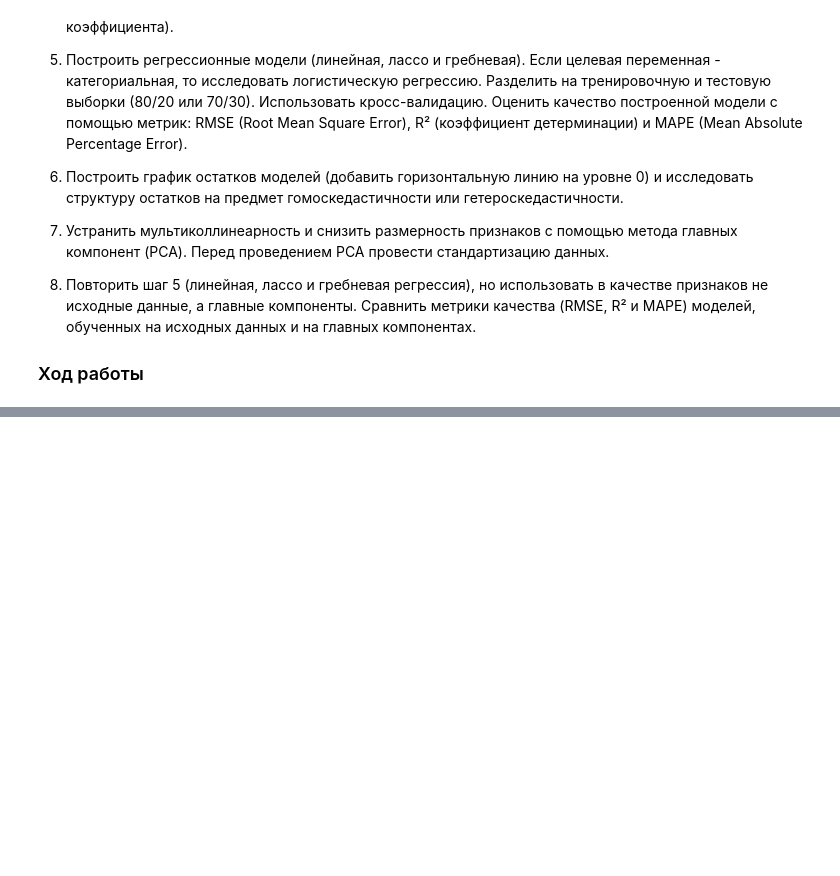
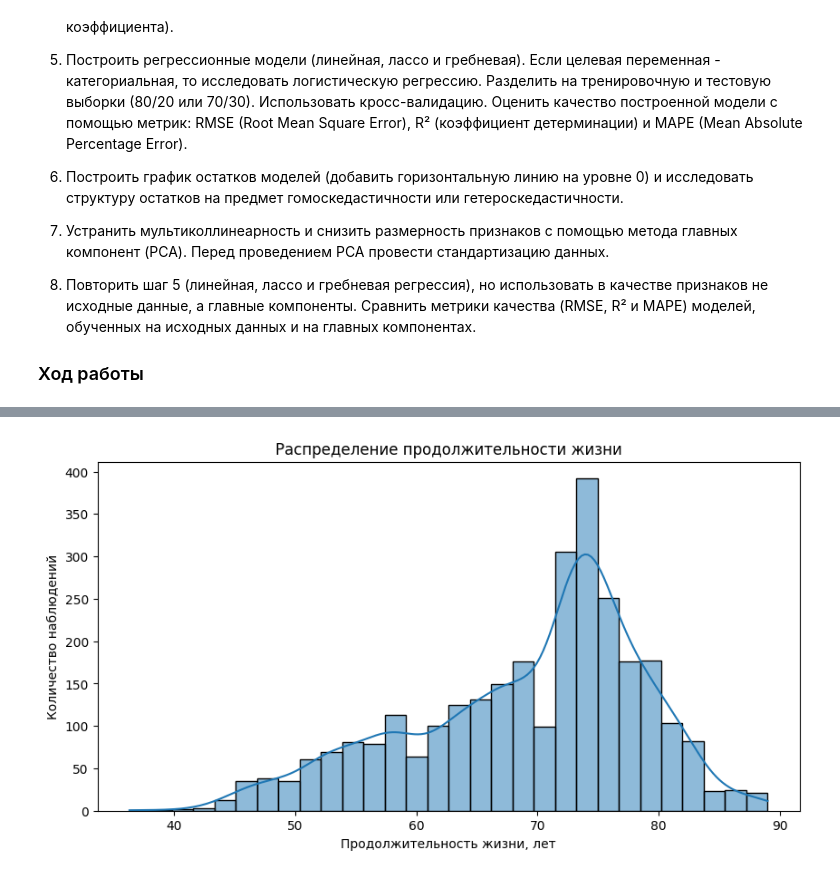
Before and after one commit to anna-1225/lab_1_machine_learning, a Jupyter notebook: report.ipynb, the cells around one changed output, grey strips where cells are left out. Saved outputs shown, nothing was run; the diff lists cells and outputs as text; code cells hidden in the pictures; blank space fills up the shorter version.

```diff
--- a/report.ipynb
+++ b/report.ipynb
@@ -26,0 +27,12 @@ display(
+# %%
+import pandas as pd
+import numpy as np
+import matplotlib.pyplot as plt
+import seaborn as sns
+
+df = pd.read_csv("data/Life Expectancy Data.csv")
+
+df.columns = df.columns.str.strip()
+
+print("Размер датасета:", df.shape)
+display(df.head())
@@ -26,0 +124,17 @@ display(
+# %%
+plt.figure(figsize=(10, 5))
+
+sns.histplot(
+    data=df,
+    x="Life expectancy",
+    bins=30,
+    kde=True
+)
+
+plt.title("Распределение продолжительности жизни")
+plt.xlabel("Продолжительность жизни, лет")
+plt.ylabel("Количество наблюдений")
+
+plt.show()
+# %% [output]
+[figure, added]
```
Also changed, not shown: parts of 34 cells of this notebook.
